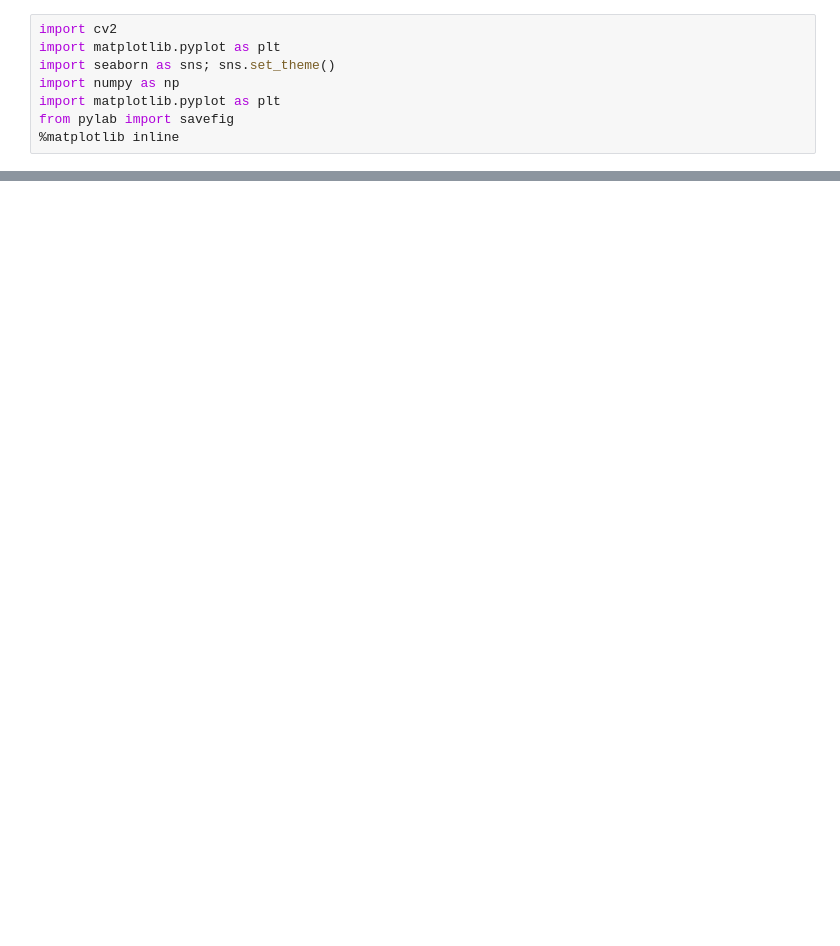
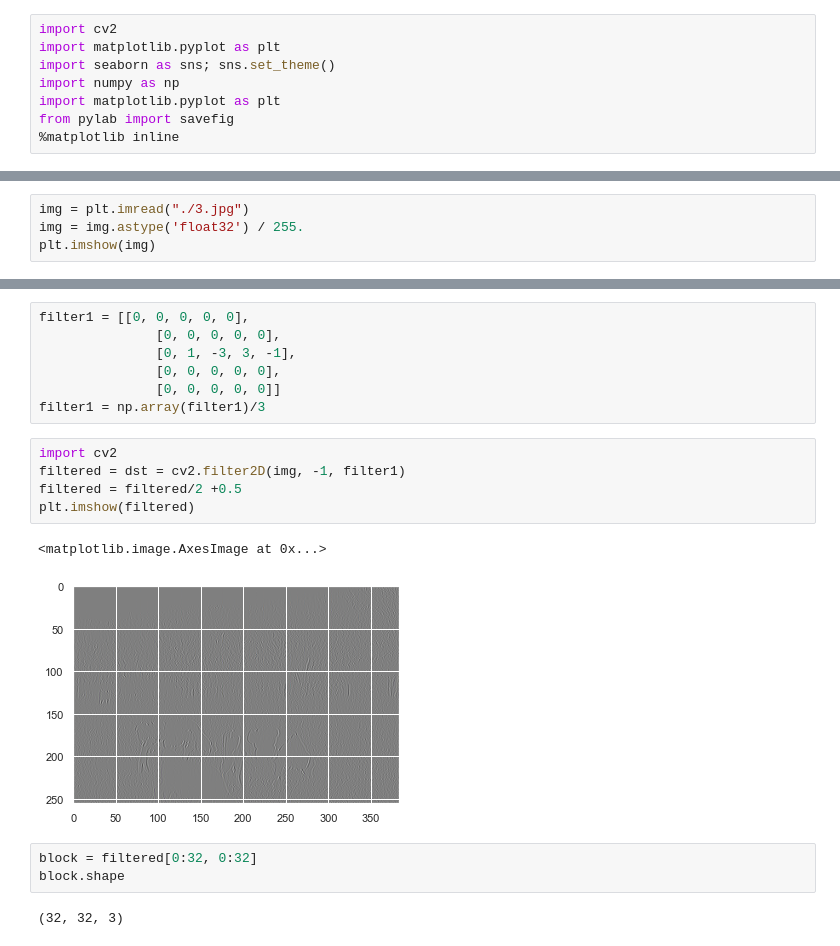
Before and after one commit to geoffroyO/sVae, a Jupyter notebook: src/img_test/test_results.ipynb, the cells around one changed output, grey strips where cells are left out. Cells and saved outputs as stored; diff of their text form; blank space fills up the shorter version.

```diff
--- a/src/img_test/test_results.ipynb
+++ b/src/img_test/test_results.ipynb
@@ -53,0 +9,4 @@ np.max(error)
+# %%
+img = plt.imread("./3.jpg")
+img = img.astype('float32') / 255.
+plt.imshow(img)
@@ -53,0 +17,20 @@ np.max(error)
+# %%
+filter1 = [[0, 0, 0, 0, 0],
+               [0, 0, 0, 0, 0],
+               [0, 1, -3, 3, -1],
+               [0, 0, 0, 0, 0],
+               [0, 0, 0, 0, 0]]
+filter1 = np.array(filter1)/3
+# %%
+import cv2
+filtered = dst = cv2.filter2D(img, -1, filter1)
+filtered = filtered/2 +0.5
+plt.imshow(filtered)
+# %% [output]
+<matplotlib.image.AxesImage at 0x...>
+[figure, added]
+# %%
+block = filtered[0:32, 0:32]
+block.shape
+# %% [output]
+(32, 32, 3)
```
Also changed, not shown: parts of 16 cells of this notebook, 1 other file.
